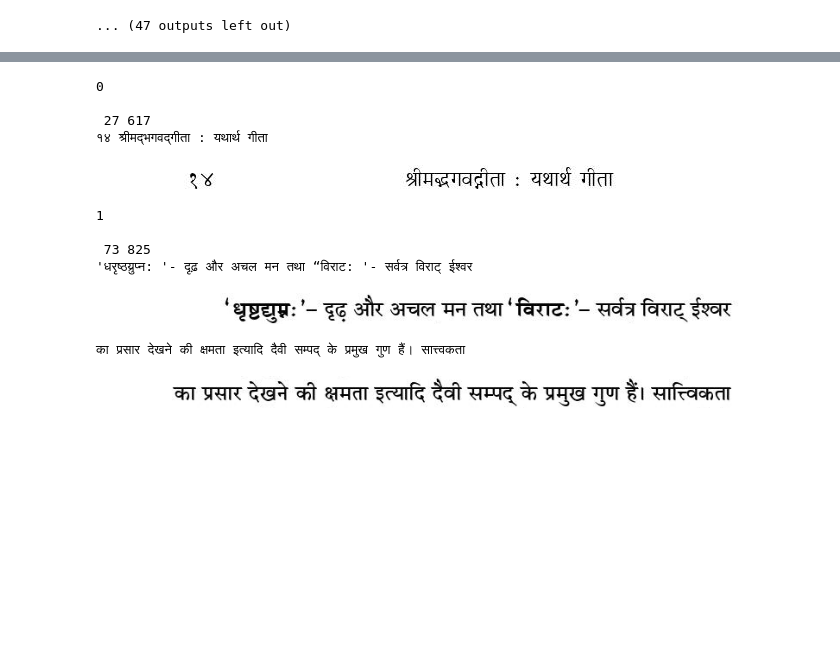
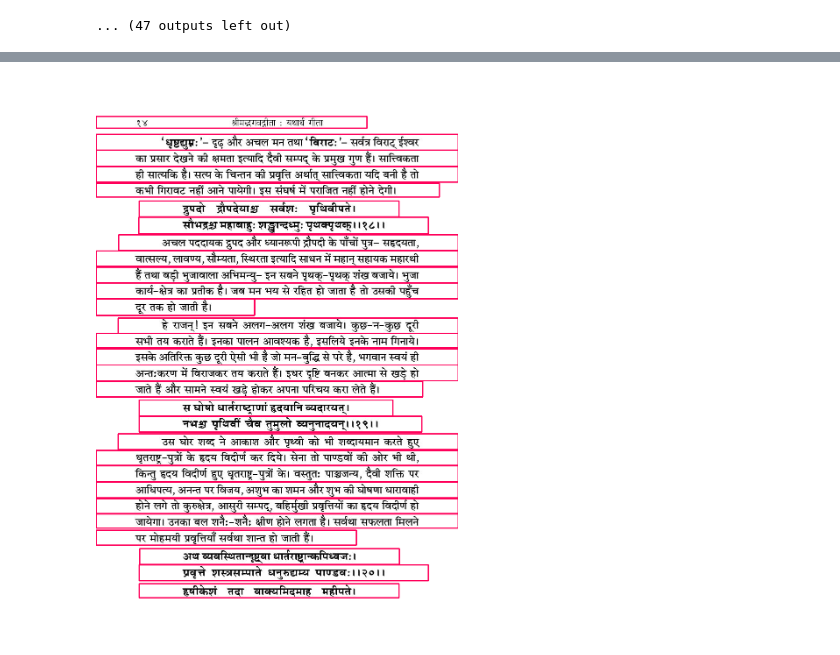
Before and after one commit to AnisH1427/Multilingual-OCR-FYP, a Jupyter notebook: Nepali_Model.ipynb, the cells around one changed output, grey strips where cells are left out. Saved outputs shown, nothing was run; the diff lists cells and outputs as text; code cells hidden in the pictures; blank space fills up the shorter version.

Commit message:
Filepath and label into csv

```diff
--- a/Nepali_Model.ipynb
+++ b/Nepali_Model.ipynb
@@ -138,11 +144,16 @@ import cv2
 from google.colab.patches import cv2_imshow
 import numpy as np
 from tqdm import tqdm
+import os
+import csv
 
 class TextExtractor:
-  def __init__(self,image_path, text_path):
+  def __init__(self,image_path, text_path,image_output_dir):
     self.image = cv2.imread(image_path)
+    self.text_path = text_path
     self.lines = self.read_text(text_path)
+    self.image_output_dir = image_output_dir
+    self.data = []
 
   def read_text(self,txt_path):
     # Read the content of lines.txt
@@ -154,6 +165,7 @@ class TextExtractor:
         continue
       text.append(line)
     return text
+
   def preprocess_image(self):
     #convert image to grayscale
     gray = cv2.cvtColor(self.image, cv2.COLOR_BGR2GRAY)
@@ -169,19 +181,16 @@ class TextExtractor:
     self.img_dilation = cv2.dilate(edges, kernel, iterations=1)
 
   def extract_text_regions(self):
-    #lets find Contours
-    contours,hierarchy = cv2.findContours(self.img_dilation.copy(),cv2.RETR_EXTERNAL,cv2.CHAIN_APPROX_SIMPLE)
+    if not os.path.exists(self.image_output_dir):
+      os.makedirs(self.image_output_dir)
 
-    #Sorting Contours based on their bounding box coordinates
+    contours, _ = cv2.findContours(self.img_dilation.copy(), cv2.RETR_EXTERNAL, cv2.CHAIN_APPROX_SIMPLE)
     bounding_boxes = [cv2.boundingRect(ctr) for ctr in contours]
     sorted_contours = [ctr for _, ctr in sorted(zip(bounding_boxes, contours), key=lambda pair: pair[0][1])]
+    k = 0
 
-    #Loop over sorted contours
-    k = 0
     for i, ctr in enumerate(sorted_contours):
-      #getting bounding box
       x, y, w, h = cv2.boundingRect(ctr)
-
       #getting ROI
       roi = self.image[y:y+h,x:x+w]
       roi_row,roi_col, _ = roi.shape
@@ -189,54 +198,69 @@ class TextExtractor:
       #ignoring irrevelent noises
       if roi_row>3000 or roi_row<=20 or roi_row<=10 or roi_col<=110:
         continue
-      print(i)
-      print('\n',roi_row, roi_col)
+      # print(i)
+      # print('\n',roi_row, roi_col)
 
       if h > 60:
         # Split ROI into two separate ROIs vertically
         roi1 = roi[:h//2, :]
         roi2 = roi[h//2:, :]
 
-        # Display each ROI and associated text
-        print(self.lines[k])
-        cv2_imshow(roi1)
-
-        print(self.lines[k+1])
-        cv2_imshow(roi2)
+        # # Display each ROI and associated text
+        # print(self.lines[k])
+        # cv2_imshow(roi1)
+        self.save_roi_image(roi1, self.lines[k])
+        self.save_roi_image(roi2, self.lines[k+1])
 
         # Update rectangle for the first ROI
         cv2.rectangle(self.image, (x, y), (x + w, y + h//2), (90, 0, 255), 2)
 
          # Update rectangle for the second ROI
         cv2.rectangle(self.image, (x, y + h//2), (x + w, y + h), (90, 0, 255), 2)
 
         k += 2
       else:
         # Display single ROI and associated text
-        print(self.lines[k])
-        cv2_imshow(roi)
+        # print(self.lines[k])
+        # cv2_imshow(roi)
 
+        self.save_roi_image(roi,self.lines[k])
         # Update rectangle for the ROI
         cv2.rectangle(self.image, (x, y), (x + w, y + h), (90, 0, 255), 2)
 
         k += 1
 
     cv2_imshow(self.image)
 
+  def save_roi_image(self, roi, text):
+    # Extract the file name (excluding extension) from the text path
+    file_name = os.path.splitext(os.path.basename(self.text_path))[0]
+
+    # Create the directory path for the text file name
+    directory = os.path.join(self.image_output_dir, file_name)
+    if not os.path.exists(directory):
+        os.makedirs(directory)
+
+    # Generate a unique image filename based on the current count of saved images
+    image_filename = f"{file_name}-{len(self.data) + 1:02d}.png"
+
+    # Save the ROI image inside the directory
+    image_path = os.path.join(directory, image_filename)
+    cv2.imwrite(image_path, roi)
+
+    # Append the image path and text label to the data list
+    self.data.append([image_path, text])
+
+  def save_to_csv(self,csv_output_file='segmented_lines.csv'):
+    with open(csv_output_file,"w",newline='') as csvfile:
+      csv_writer = csv.writer(csvfile)
+      csv_writer.writerow(['Path','Label'])
+      csv_writer.writerows(self.data)
+
 if __name__ == "__main__":
-    extractor = TextExtractor('datasets/0014_jpg.rf.31502b458c1d7ea96bbf5ff532abf01b.jpg', 'datasets/0014.txt')
+    extractor = TextExtractor('datasets/0014_jpg.rf.31502b458c1d7ea96bbf5ff532abf01b.jpg', 'datasets/0014.txt', 'datasets/Nepali_lines')
     extractor.preprocess_image()
     extractor.extract_text_regions()
+    extractor.save_to_csv('datasets/segmented_lines.csv')
 # %% [output]
-0
-
- 27 617
-१४ श्रीमद्भगवद्गीता : यथार्थ गीता
-[figure, old version]
+[figure, new version]
-1
-
- 73 825
-'धरृष्ठय्रुप्न: '- दृढ़ और अचल मन तथा “विराट: '- सर्वत्र विराट्‌ ईश्वर
-[figure, removed]
-का प्रसार देखने की क्षमता इत्यादि दैवी सम्पद्‌ के प्रमुख गुण हैं। सात्त्वकता
-[figure, removed]
```
Also changed, not shown: parts of 6 cells of this notebook.
